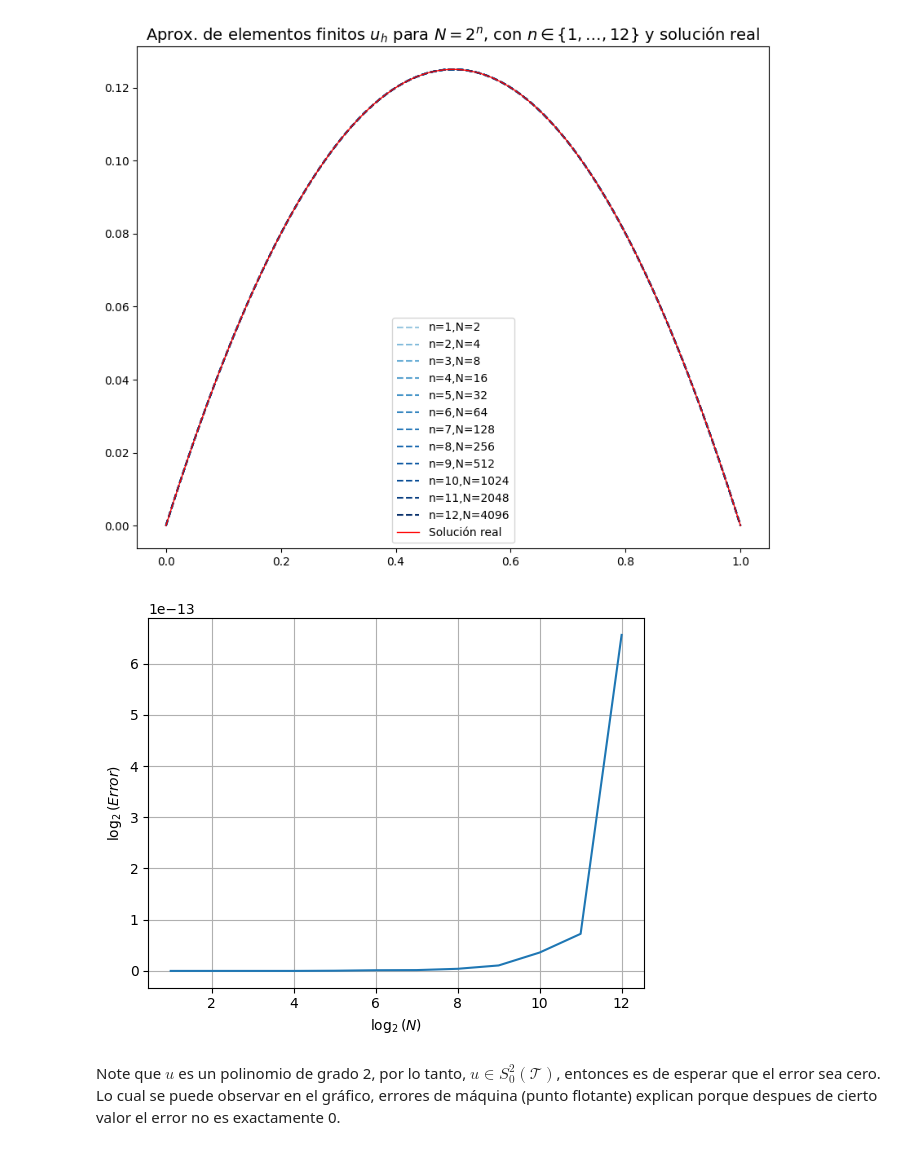
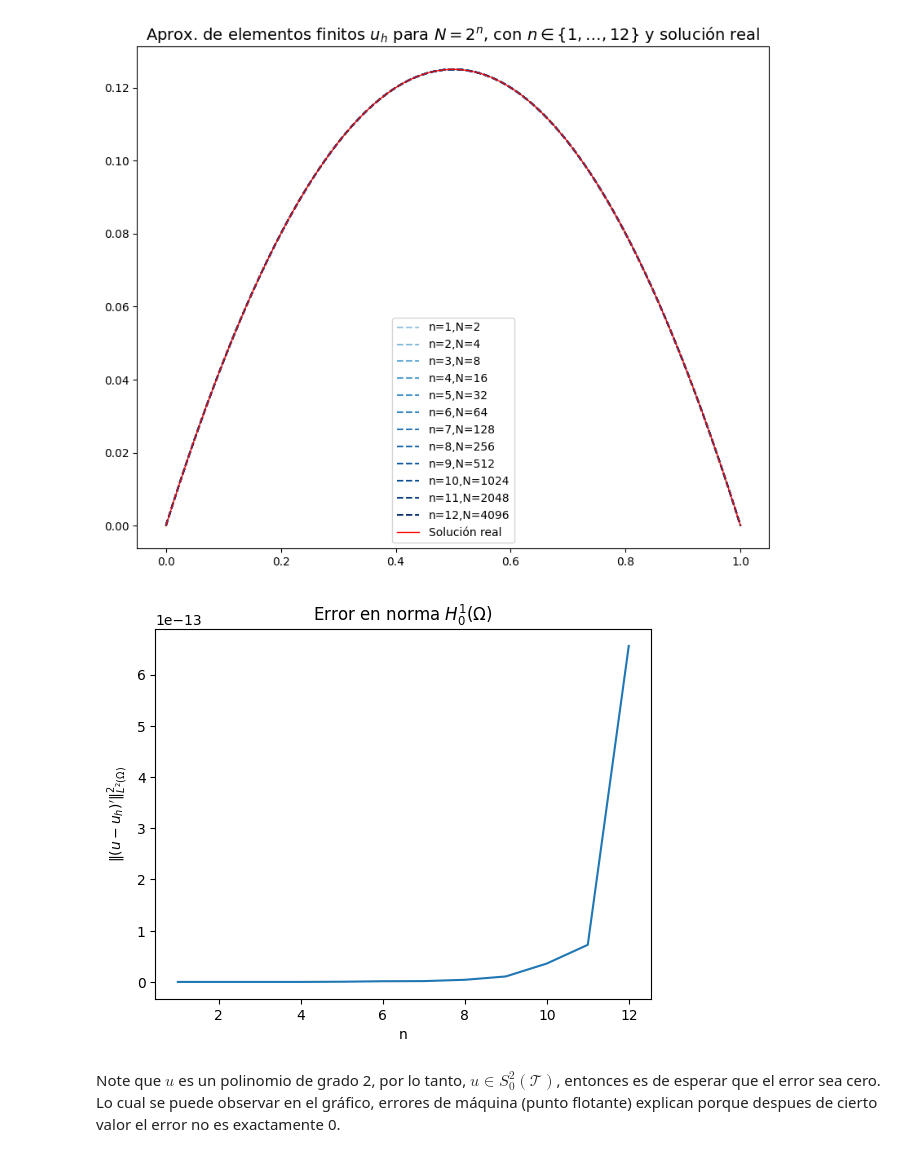
Before and after one commit to AlejandroVillazonG/Tareas_INF398, a Jupyter notebook: T1_MAT277_2023_1_P3.ipynb, the cells around one changed output. Saved outputs shown, nothing was run; the diff lists cells and outputs as text; code cells hidden in the pictures.

```diff
--- a/T1_MAT277_2023_1_P3.ipynb
+++ b/T1_MAT277_2023_1_P3.ipynb
@@ -278,14 +279,13 @@ plt.title(r'Aprox. de elementos finitos $u_h$ para $N=2^n$, con $n \in\{1, \ldot
 plt.show()
 # %% [output]
 [figure]
-# %%
-plt.figure(figsize = (8,8))
-plt.plot()
-plt.xlabel('')
-plt.ylabel('')
-plt.title('')
-plt.show()
-# %% [output]
-[figure, removed]
+# %%
+plt.plot(range(1,13), errores)
+plt.xlabel('n')
+plt.ylabel(r'$\|(u-u_h)^\prime\|_{L^2(\Omega)}^2$')
+plt.title(r'Error en norma $H_0^1(\Omega)$')
+plt.show()
+# %% [output]
+[figure, added]
 # %% [markdown]
 Note que $u$ es un polinomio de grado 2, por lo tanto, $u\in S_0^2(\mathcal{T})$, entonces es de esperar que el error sea cero. Lo cual se puede observar en el gráfico, errores de máquina (punto flotante) explican porque despues de cierto valor el error no es exactamente 0.
```
Also changed, not shown: parts of 4 cells of this notebook.
